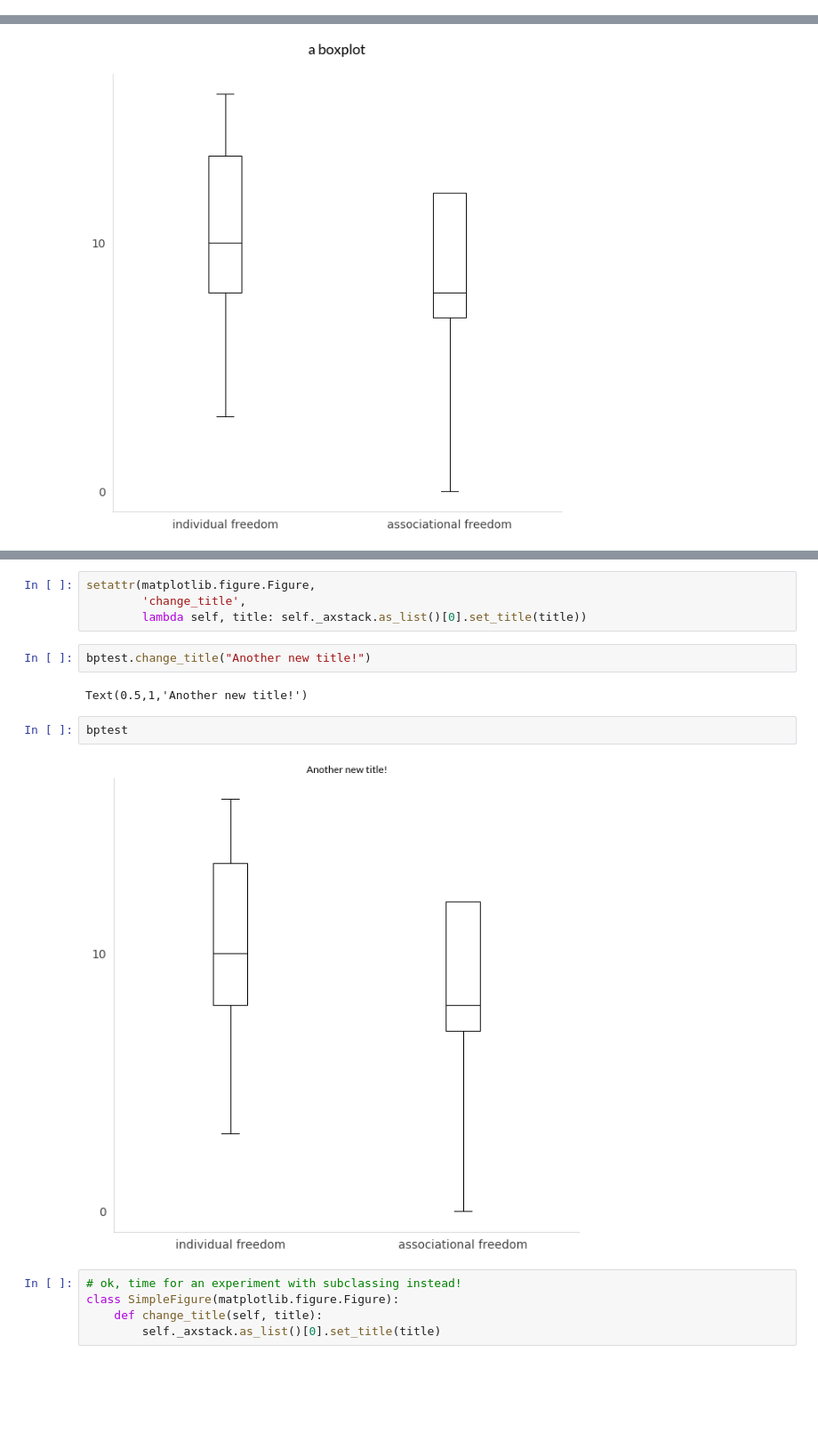
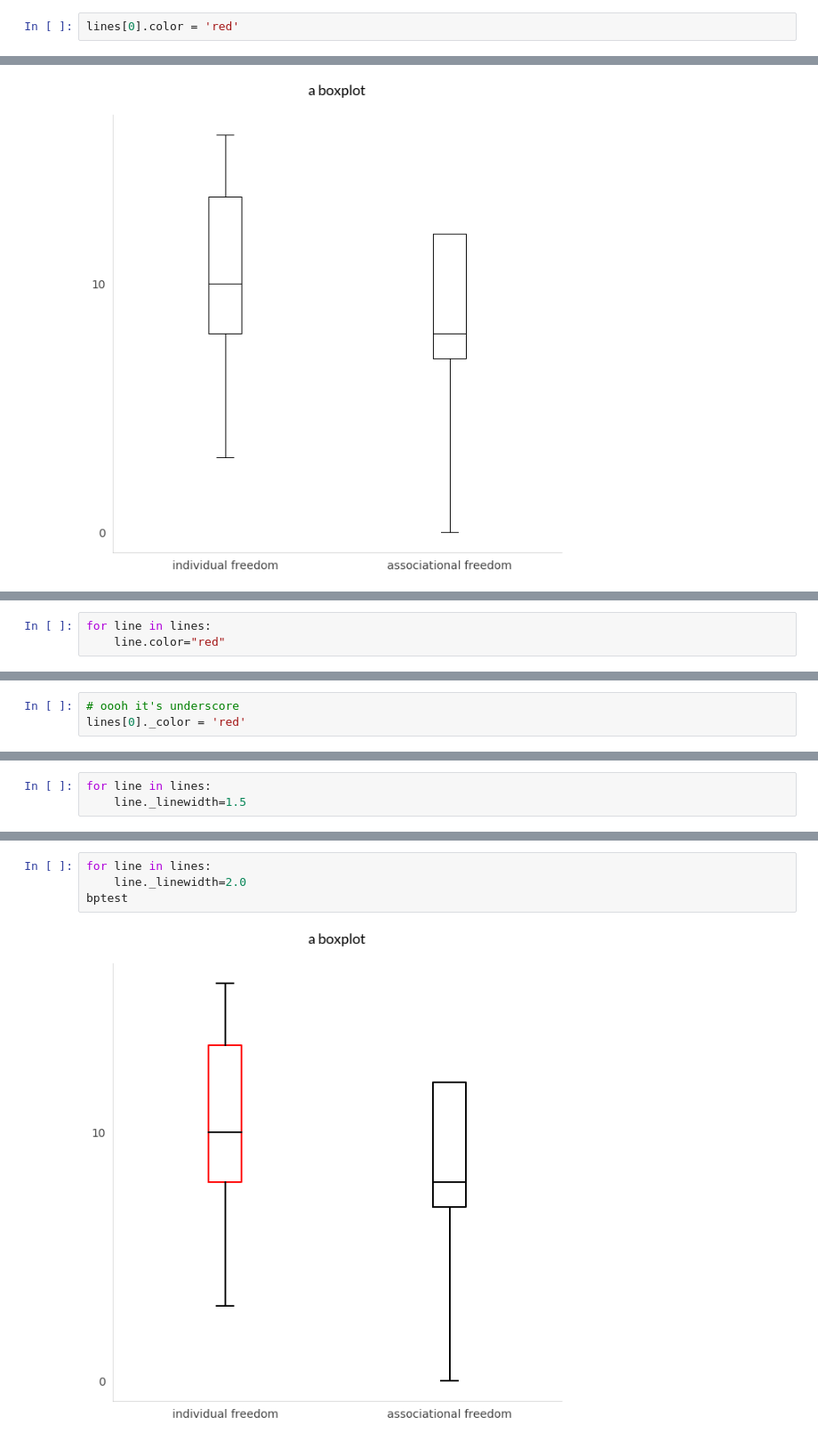
Before and after one commit to paultopia/printable_plots, a Jupyter notebook: tweaking/experiments.ipynb, the cells around one changed output, grey strips where cells are left out. Shown at 89% size. Cells and saved outputs as stored; diff of their text form; blank space fills up the shorter version.

Commit message:
line width tweaks

```diff
--- a/tweaking/experiments.ipynb
+++ b/tweaking/experiments.ipynb
@@ -115,3 +153,5 @@ bptest._axstack.as_list()[0]
+# %%
+lines[0].color = 'red'
 # %%
 bptest
 # %% [output]
@@ -123,3 +159,6 @@ Text(0.5,1,'KITTY!')
+# %%
+for line in lines:
+    line.color="red"
 # %%
 bptest
 # %% [output]
@@ -145,3 +170,6 @@ Text(0.5,1,'MEOW!')
+# %%
+# oooh it's underscore
+lines[0]._color = 'red'
 # %%
 bptest
 # %% [output]
@@ -149,2 +177,5 @@ bptest
+# %%
+for line in lines:
+    line._linewidth=1.5
 # %%
 bptest
@@ -151,20 +184,9 @@ bptest
-# %%
-setattr(matplotlib.figure.Figure,
-        'change_title',
-        lambda self, title: self._axstack.as_list()[0].set_title(title))
-# %%
-bptest.change_title("Another new title!")
-# %% [output]
-Text(0.5,1,'Another new title!')
-# %%
-bptest
-# %% [output]
-[figure, removed]
-# %%
-# ok, time for an experiment with subclassing instead!
-class SimpleFigure(matplotlib.figure.Figure):
-    def change_title(self, title):
-        self._axstack.as_list()[0].set_title(title)
+# %%
+for line in lines:
+    line._linewidth=2.0
+bptest
+# %% [output]
+[figure, added]
 # %%
 def boxplot2(variables,
             labels,
```
Also changed, not shown: parts of 22 cells of this notebook.
